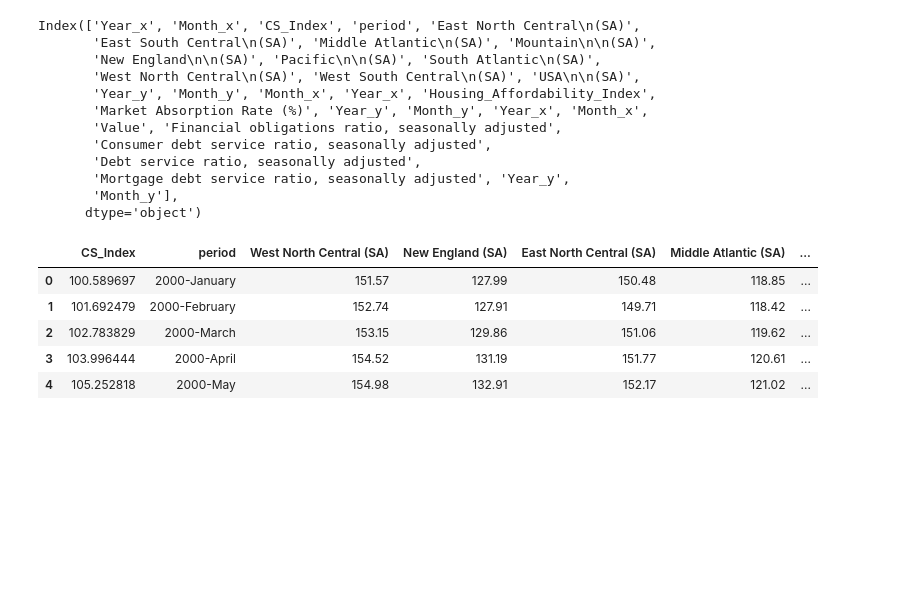
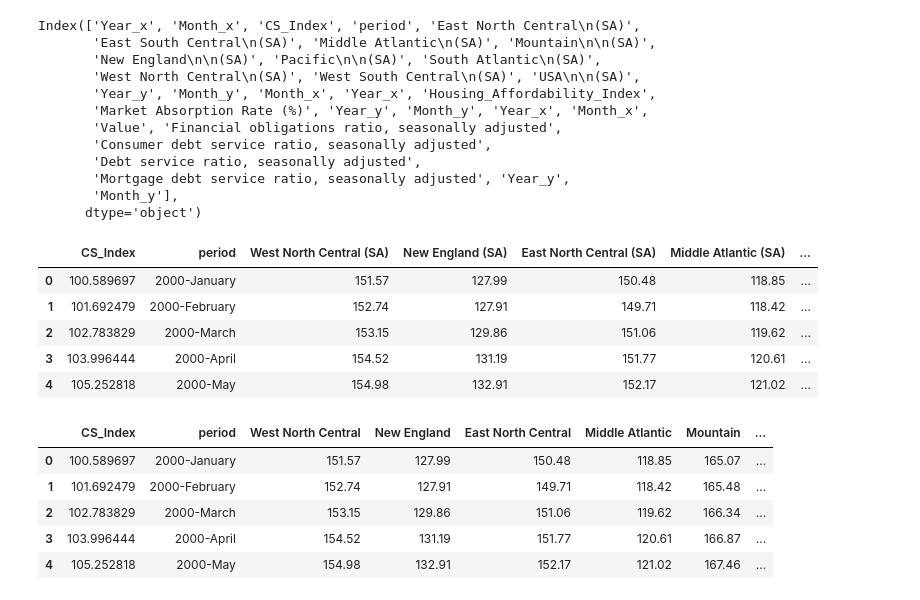
Before and after one commit to andrewboring/laughing-umbrella, a Jupyter notebook: Notebooks/data-assembler.ipynb, the cells around one changed output. Cells and saved outputs as stored; diff of their text form; code cells hidden in the pictures; blank space fills up the shorter version.

Commit message:
fixed column names, added sql output

```diff
--- a/Notebooks/data-assembler.ipynb
+++ b/Notebooks/data-assembler.ipynb
@@ -140,5 +140,26 @@ df.head()
 | 2 | 102.783829 | 2000-March | 153.15 | 129.86 | 151.06 | 119.62 | ... |
 | 3 | 103.996444 | 2000-April | 154.52 | 131.19 | 151.77 | 120.61 | ... |
 | 4 | 105.252818 | 2000-May | 154.98 | 132.91 | 152.17 | 121.02 | ... |
+# %%
+df = df.rename(columns={'West North Central\n(SA)':'West North Central',
+                   'New England\n\n(SA)':'New England',
+                   'East North Central\n(SA)':'East North Central',
+                   'Middle Atlantic\n(SA)':'Middle Atlantic',
+                   'Mountain\n\n(SA)':'Mountain',
+                   'New England\n\n(SA)':'New England',
+                   'Pacific\n\n(SA)':'Pacific',
+                   'South Atlantic\n(SA)':'South Atlantic',
+                   'West North Central\n(SA)':'West North Central',
+                   'West South Central\n(SA)':'West South Central',
+                   'USA\n\n(SA)':'USA'})
+# %%
+df.head()
+# %% [output]
+|  | CS_Index | period | West North Central | New England | East North Central | Middle Atlantic | Mountain | ... |
+| 0 | 100.589697 | 2000-January | 151.57 | 127.99 | 150.48 | 118.85 | 165.07 | ... |
+| 1 | 101.692479 | 2000-February | 152.74 | 127.91 | 149.71 | 118.42 | 165.48 | ... |
+| 2 | 102.783829 | 2000-March | 153.15 | 129.86 | 151.06 | 119.62 | 166.34 | ... |
+| 3 | 103.996444 | 2000-April | 154.52 | 131.19 | 151.77 | 120.61 | 166.87 | ... |
+| 4 | 105.252818 | 2000-May | 154.98 | 132.91 | 152.17 | 121.02 | 167.46 | ... |
 # %%
 df.to_csv("../Data/dataset.csv", index=False, header=True)
```
Also changed, not shown: parts of 2 cells of this notebook.
